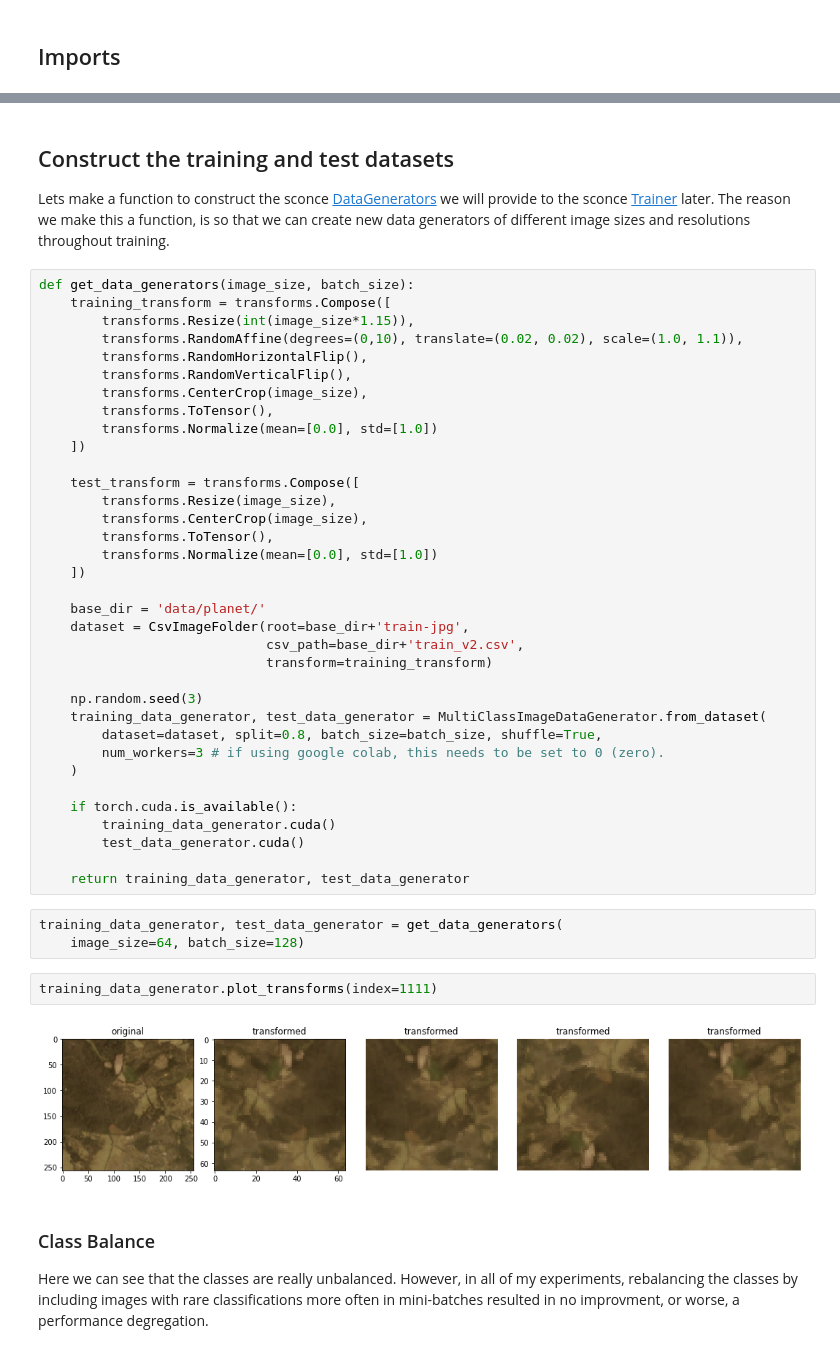
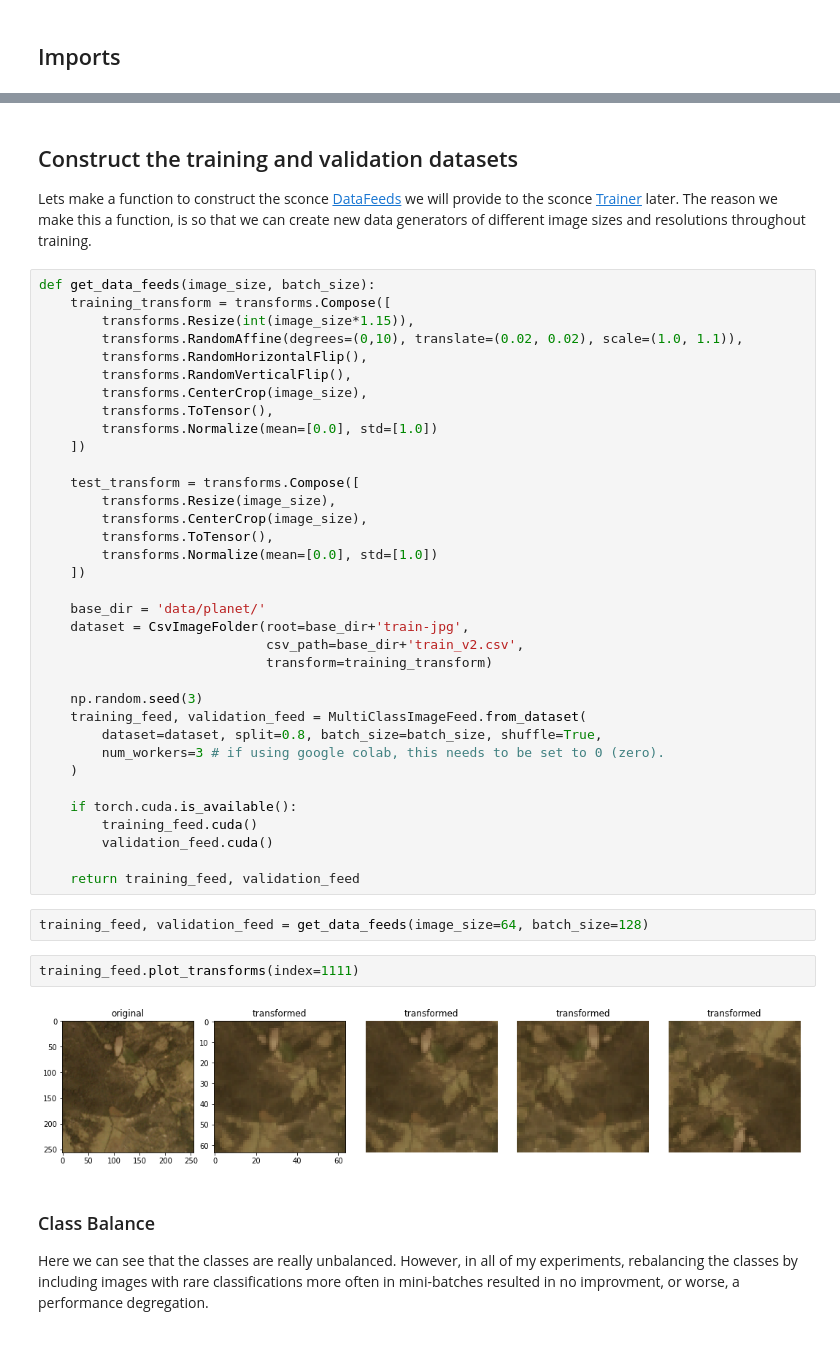
Before and after one commit to davidlmorton/fastai-course-sconce, a Jupyter notebook: lesson_2_planet.ipynb, the cells around one changed output, grey strips where cells are left out. Cells and saved outputs as stored; diff of their text form.

```diff
--- a/lesson_2_planet.ipynb
+++ b/lesson_2_planet.ipynb
@@ -94,9 +97,9 @@ Notebook was run with pytorch-sconce version: 1.1.0
 # %% [markdown]
-## Construct the training and test datasets
+## Construct the training and validation datasets
 
-Lets make a function to construct the sconce [DataGenerators](https://davidlmorton.github.io/pytorch-sconce/data_generator.html#datagenerator) we will provide to the sconce [Trainer](https://davidlmorton.github.io/pytorch-sconce/trainers.html#sconce.trainer.Trainer) later.  The reason we make this a function, is so that we can create new data generators of different image sizes and resolutions throughout training.
+Lets make a function to construct the sconce [DataFeeds](https://davidlmorton.github.io/pytorch-sconce/data_feeds.html#sconce.data_feeds.DataFeed) we will provide to the sconce [Trainer](https://davidlmorton.github.io/pytorch-sconce/trainers.html#sconce.trainer.Trainer) later.  The reason we make this a function, is so that we can create new data generators of different image sizes and resolutions throughout training.
 # %%
-def get_data_generators(image_size, batch_size):
+def get_data_feeds(image_size, batch_size):
     training_transform = transforms.Compose([
         transforms.Resize(int(image_size*1.15)),
         transforms.RandomAffine(degrees=(0,10), translate=(0.02, 0.02), scale=(1.0, 1.1)),
@@ -120,23 +123,22 @@ def get_data_generators(image_size, batch_size):
                              transform=training_transform)
 
     np.random.seed(3)
-    training_data_generator, test_data_generator = MultiClassImageDataGenerator.from_dataset(
+    training_feed, validation_feed = MultiClassImageFeed.from_dataset(
         dataset=dataset, split=0.8, batch_size=batch_size, shuffle=True,
         num_workers=3 # if using google colab, this needs to be set to 0 (zero).
     )
 
     if torch.cuda.is_available():
-        training_data_generator.cuda()
-        test_data_generator.cuda()
+        training_feed.cuda()
+        validation_feed.cuda()
 
-    return training_data_generator, test_data_generator
+    return training_feed, validation_feed
 # %%
-training_data_generator, test_data_generator = get_data_generators(
-    image_size=64, batch_size=128)
+training_feed, validation_feed = get_data_feeds(image_size=64, batch_size=128)
 # %%
-training_data_generator.plot_transforms(index=1111)
+training_feed.plot_transforms(index=1111)
 # %% [output]
-[figure, old version]
+[figure, new version]
 # %% [markdown]
 ### Class Balance
 
```
Also changed, not shown: parts of 23 cells of this notebook, 4 other files.
